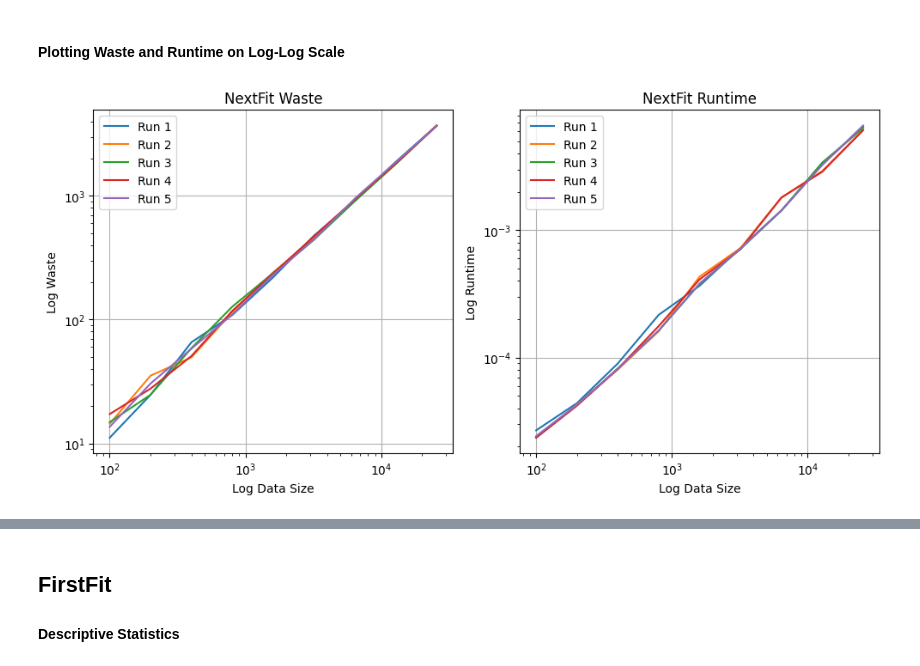
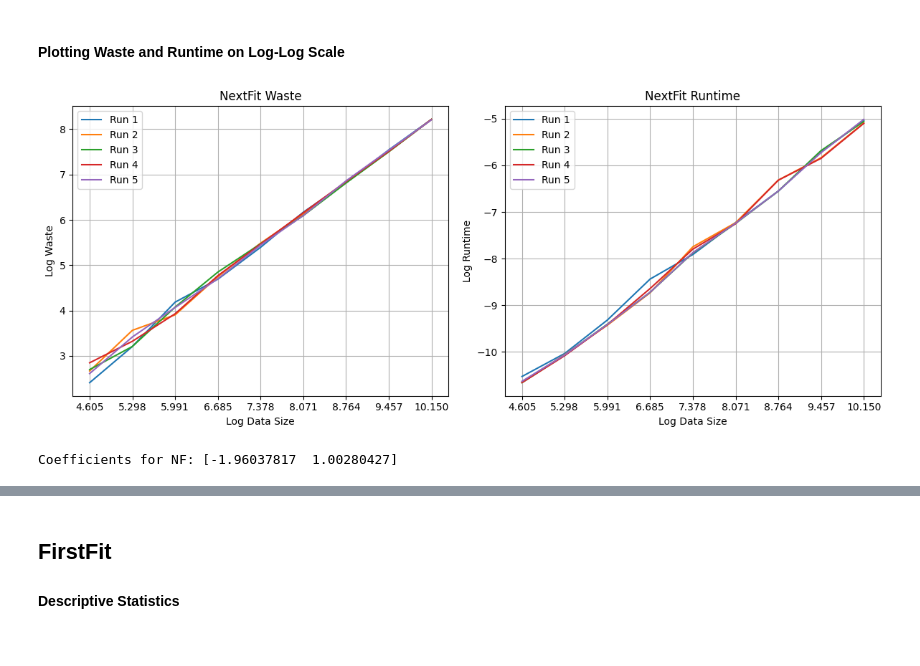
Before and after one commit to connormcmanigal/bin-packing-analysis, a Jupyter notebook: report.ipynb, the cells around one changed output, grey strips where cells are left out. Cells and saved outputs as stored; diff of their text form; code cells hidden in the pictures.

Commit message:
added waste functions and plots

```diff
--- a/report.ipynb
+++ b/report.ipynb
@@ -20,9 +22,10 @@ df2 = df.drop('Algos', axis=1)
 def plottype(df, algo, type, axes, inits=5):
     for i in range(inits):
         df_f = df[df['Algorithm'] == f'{algo}{i}']
-        axes.loglog(df_f['Data Size'], df_f[type], label=f'Run {i + 1}')
+        axes.plot(np.log(df_f['Data Size']), np.log(df_f[type]), label=f'Run {i + 1}')
     axes.legend()
     axes.grid()
+    axes.set_xticks(np.log(df_f['Data Size']))
     axes.set_title(f'{algo} {type}')
     axes.set_xlabel('Log Data Size')
     axes.set_ylabel(f'Log {type}')
@@ -50,10 +53,21 @@ Data Size
 # %% [markdown]
 #### Plotting Waste and Runtime on Log-Log Scale
 # %%
-fig, axes = plt.subplots(1, 2, figsize=(10, 5))
+fig, axes = plt.subplots(1, 2, figsize=(12, 5))
 plottype(df2, 'NextFit', 'Waste', axes[0])
 plottype(df2, 'NextFit', 'Runtime', axes[1])
 plt.tight_layout()
 plt.show()
 # %% [output]
-[figure, old version]
+[figure, new version]
+# %%
+data_sizes = np.array([100, 200, 400, 800, 1600, 3200, 6400, 12800, 25600])
+nf_waste = np.array([14.229911, 28.558679, 56.627807, 115.816490, 233.217887, 458.747150, 928.486310, 1842.777196, 3691.390597])
+log_data_sizes = np.log(data_sizes)
+log_nf_waste = np.log(nf_waste)
+X = sm.add_constant(log_data_sizes)
+
+model_nf = sm.OLS(log_nf_waste, X).fit()
+print("Coefficients for NF:", model_nf.params)
+# %% [output]
+Coefficients for NF: [-1.96037817  1.00280427]
```
Also changed, not shown: parts of 25 cells of this notebook.
